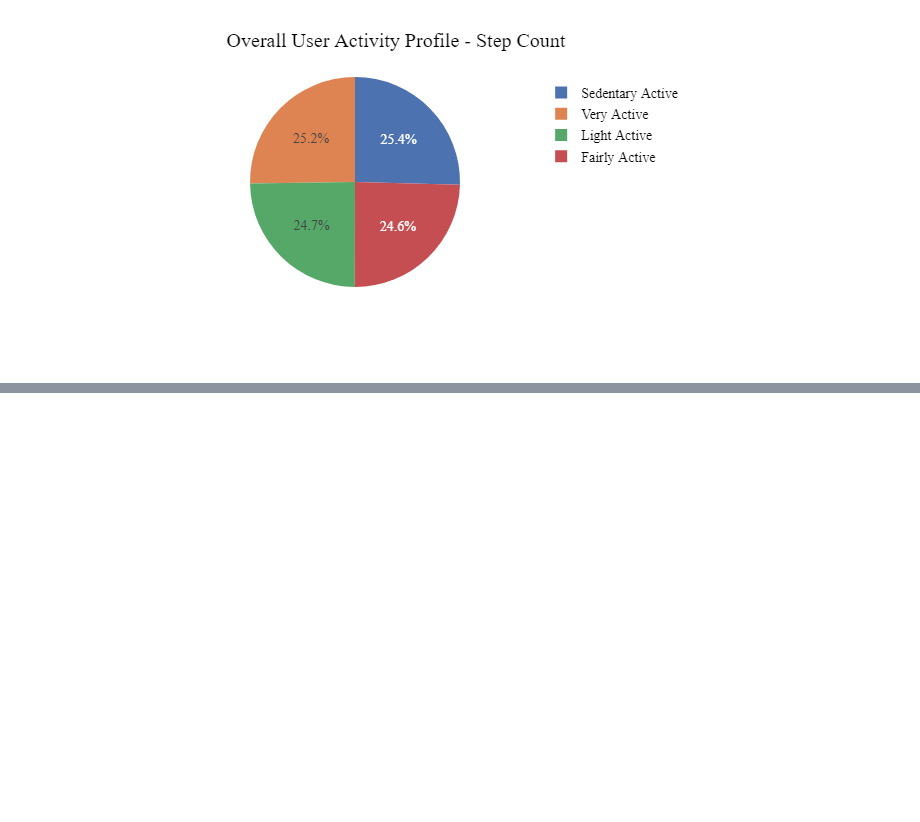
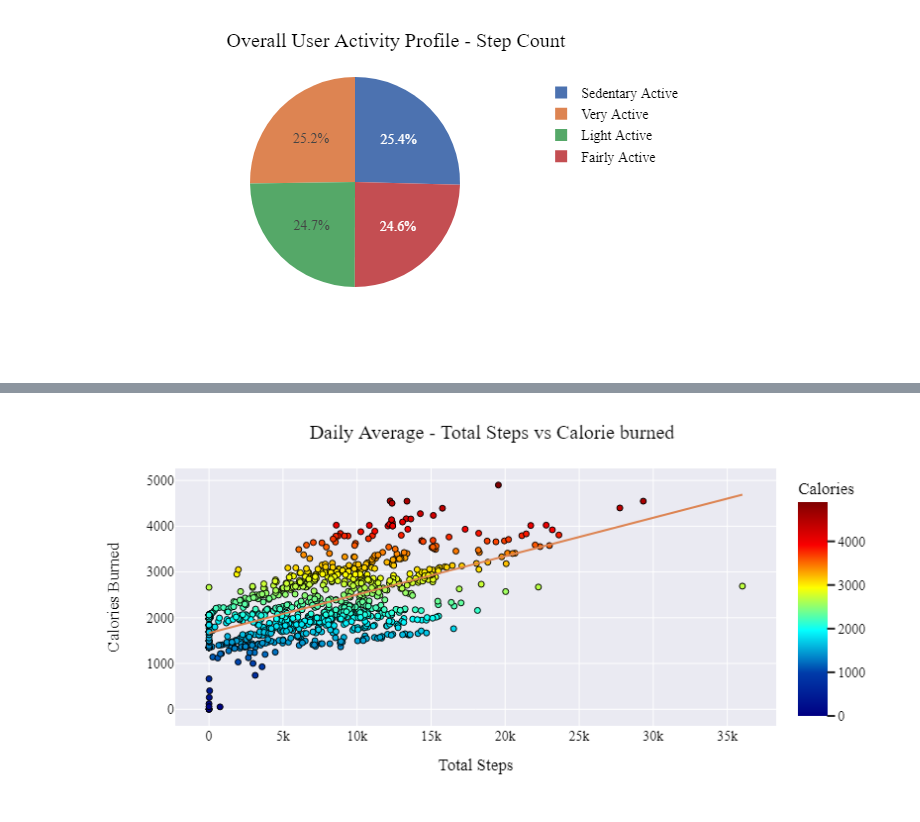
Before and after one commit to abagla18/GDAC_Capstone_Project, a Jupyter notebook: 1_analysis_nb.ipynb, the cells around one changed output, grey strips where cells are left out. Drawn from its saved outputs; the diff is of its cells as text; code cells hidden in the pictures; blank space fills up the shorter version.

```diff
--- a/1_analysis_nb.ipynb
+++ b/1_analysis_nb.ipynb
@@ -208,0 +307,3 @@ fig.show("png");
+# %%
+df_q7 = df_daily_merged[["TotalSteps", "Calories"]].copy()
+df_q7.head()
@@ -208,0 +317,14 @@ fig.show("png");
+# %%
+# Scatter Plot with Regression Line
+plotly_template = "seaborn"
+title_text, x_axis_text, y_axis_text = "Daily Average - Total Steps vs Calorie burned", "Total Steps", "Calories Burned"
+width_text, height_text = 800, 400
+font_text, font_size_text, font_color_text = "Times New Roman", 14, "black"
+
+fig = px.scatter(df_q7, x="TotalSteps", y="Calories", hover_name="Calories", hover_data = ["TotalSteps", "Calories"], trendline="ols", color="Calories", color_continuous_scale="Jet")
+fig.update_layout(title = title_text, width = width_text, height = height_text,
+                  template=plotly_template, xaxis_title=x_axis_text, yaxis_title=y_axis_text, font=dict(family=font_text, size=font_size_text, color=font_color_text))
+fig.update_traces(marker_line_color=font_color_text, marker_line_width=1, opacity=1)
+fig.show("png");
+# %% [output]
+[figure, added]
```
Also changed, not shown: parts of 11 cells of this notebook.
